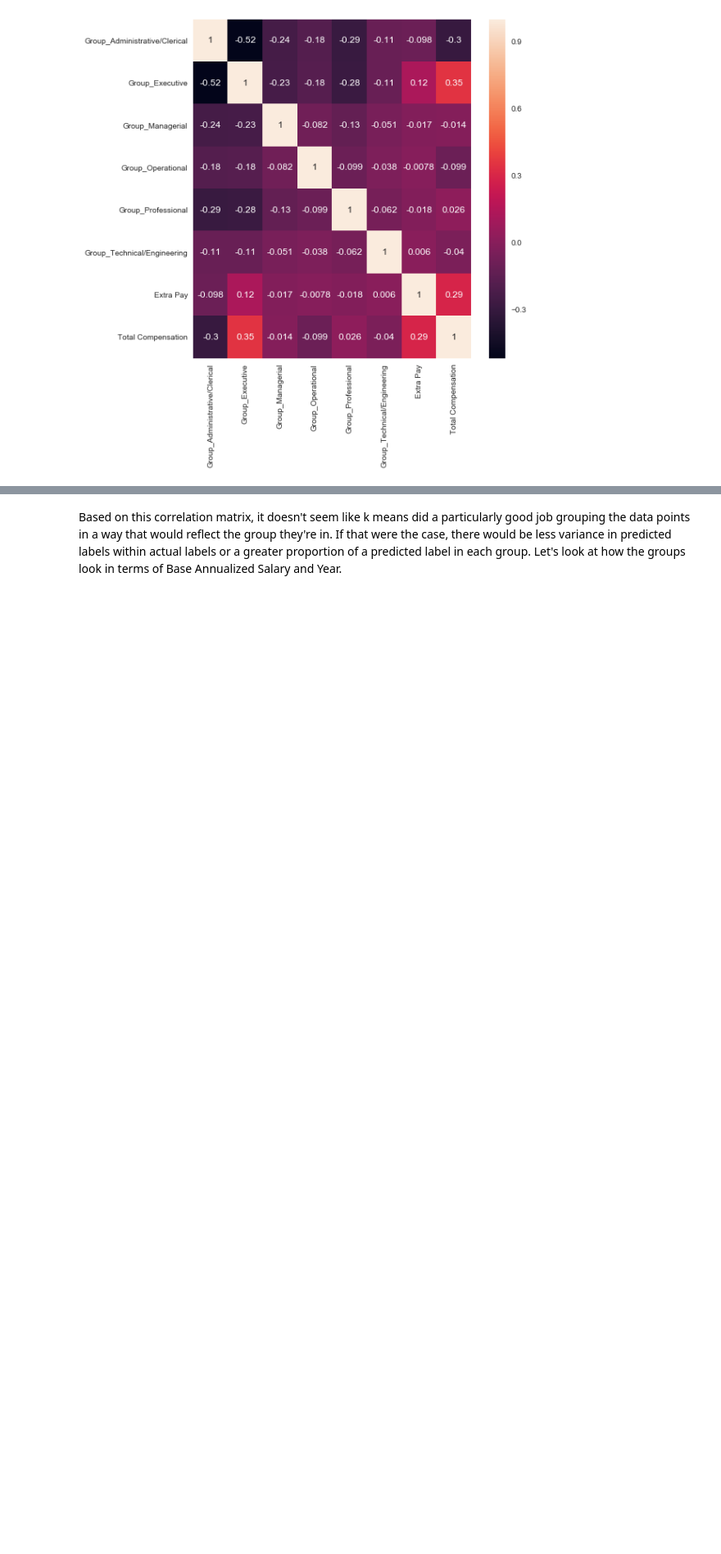
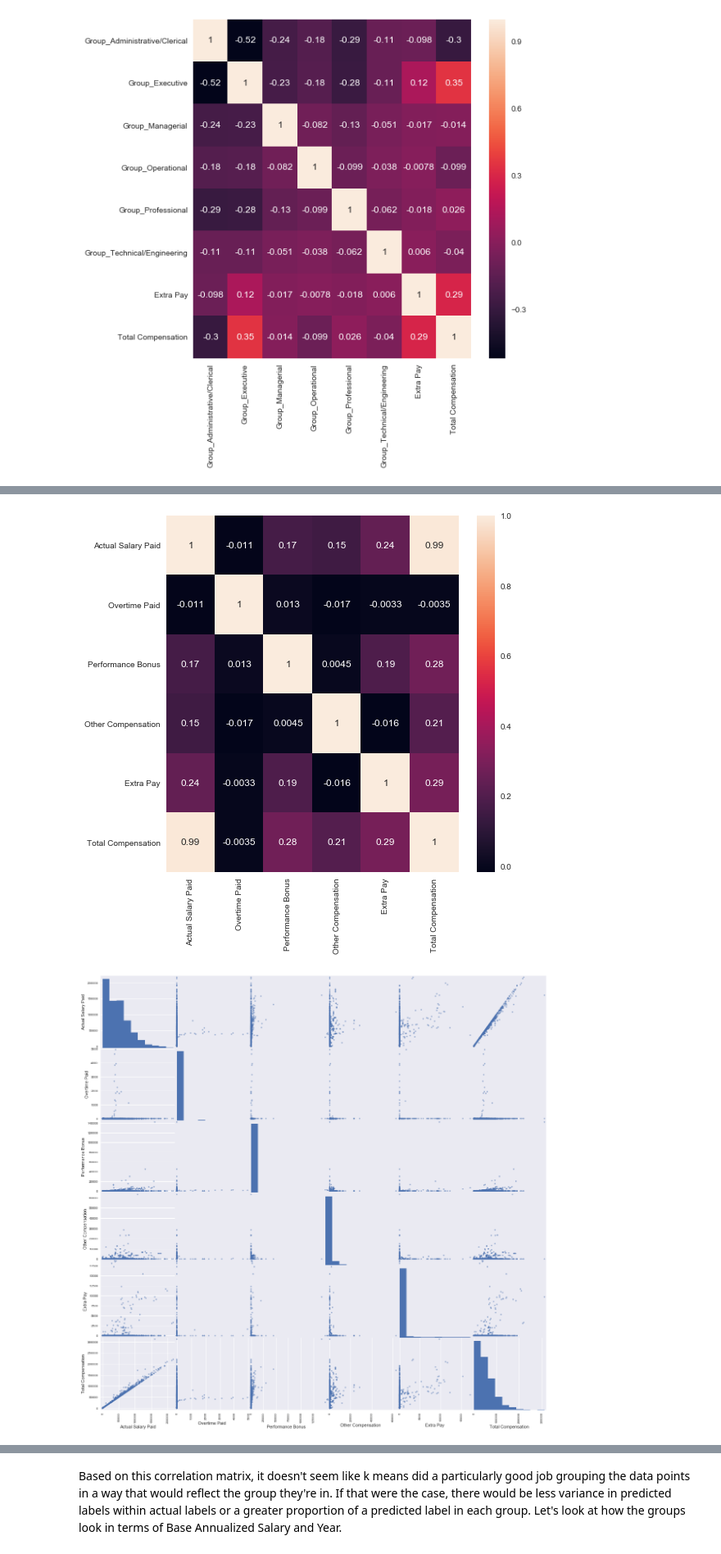
Before and after one commit to michaelcwatts123/JLab, a Jupyter notebook: Lab1.ipynb, the cells around one changed output, grey strips where cells are left out. Shown at 82% size. Saved outputs shown, nothing was run; the diff lists cells and outputs as text; code cells hidden in the pictures; blank space fills up the shorter version.

```diff
--- a/Lab1.ipynb
+++ b/Lab1.ipynb
@@ -370,0 +381,10 @@ This heatmap looks at the correlation between the various employee groups, total
+# %%
+heatmap_columns_3 = ['Actual Salary Paid', 'Overtime Paid', 'Performance Bonus',
+                     'Other Compensation', 'Extra Pay', 'Total Compensation']
+f, ax = plt.subplots(figsize=(8, 8))
+sns.heatmap(dataFrame[heatmap_columns_3].corr(), cmap=cmap, annot=True)
+
+ax = scatter_matrix(dataFrame[heatmap_columns_3],figsize=(20, 20))
+# %% [output]
+[figure, added]
+[figure, added]
```
Also changed, not shown: parts of 14 cells of this notebook.
